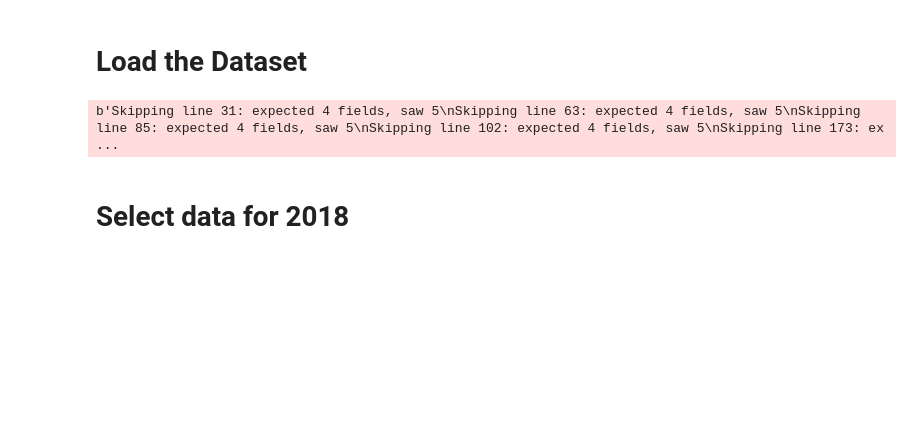
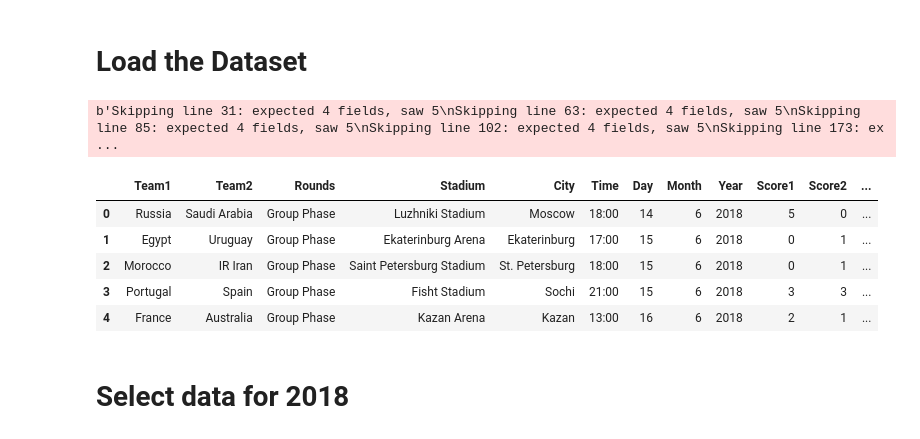
Before and after one commit to Milad-abbaszadeh/DataScienceProject, a Jupyter notebook: Milad_code/Final.ipynb, the cells around one changed output. Saved outputs shown, nothing was run; the diff lists cells and outputs as text; code cells hidden in the pictures; blank space fills up the shorter version.

```diff
--- a/Milad_code/Final.ipynb
+++ b/Milad_code/Final.ipynb
@@ -36,6 +36,15 @@ distance = pd.read_csv("../datasets/New_data/distance.csv", error_bad_lines=Fals
 fifa_ranking = pd.read_csv("../datasets/New_data/fifa_ranking.csv")
 # %% [output]
 b'Skipping line 31: expected 4 fields, saw 5\nSkipping line 63: expected 4 fields, saw 5\nSkipping line 85: expected 4 fields, saw 5\nSkipping line 102: expected 4 fields, saw 5\nSkipping line 173: ex ...
+# %%
+df.head()
+# %% [output]
+|  | Team1 | Team2 | Rounds | Stadium | City | Time | Day | Month | Year | Score1 | Score2 | ... |
+| 0 | Russia | Saudi Arabia | Group Phase | Luzhniki Stadium | Moscow | 18:00 | 14 | 6 | 2018 | 5 | 0 | ... |
+| 1 | Egypt | Uruguay | Group Phase | Ekaterinburg Arena | Ekaterinburg | 17:00 | 15 | 6 | 2018 | 0 | 1 | ... |
+| 2 | Morocco | IR Iran | Group Phase | Saint Petersburg Stadium | St. Petersburg | 18:00 | 15 | 6 | 2018 | 0 | 1 | ... |
+| 3 | Portugal | Spain | Group Phase | Fisht Stadium | Sochi | 21:00 | 15 | 6 | 2018 | 3 | 3 | ... |
+| 4 | France | Australia | Group Phase | Kazan Arena | Kazan | 13:00 | 16 | 6 | 2018 | 2 | 1 | ... |
 # %% [markdown]
 # Select data for 2018
 # %%
```
Also changed, not shown: parts of 15 cells of this notebook, 10 other files.
